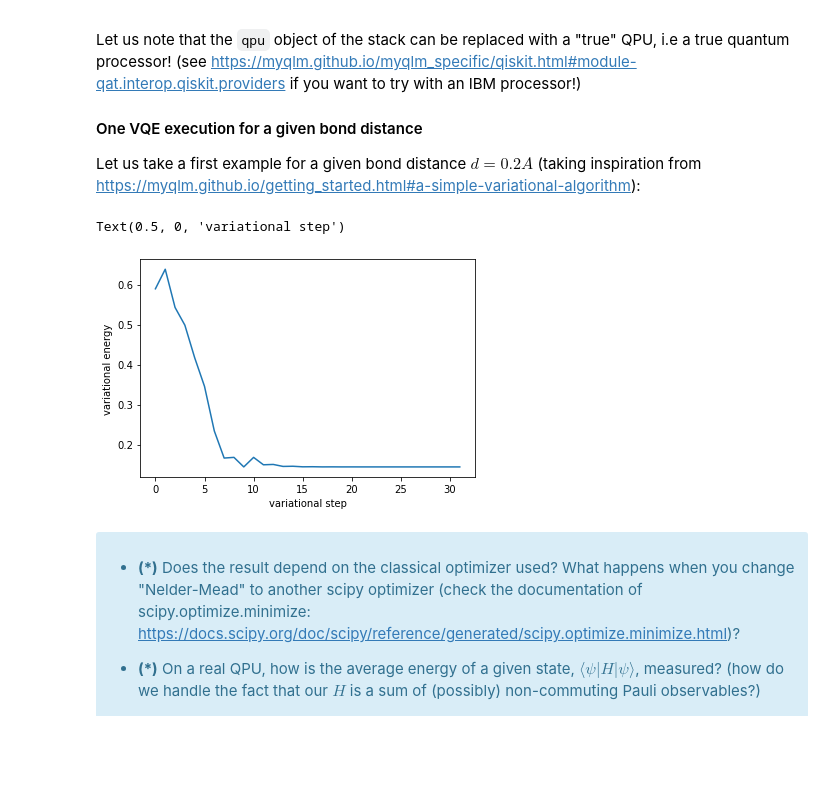
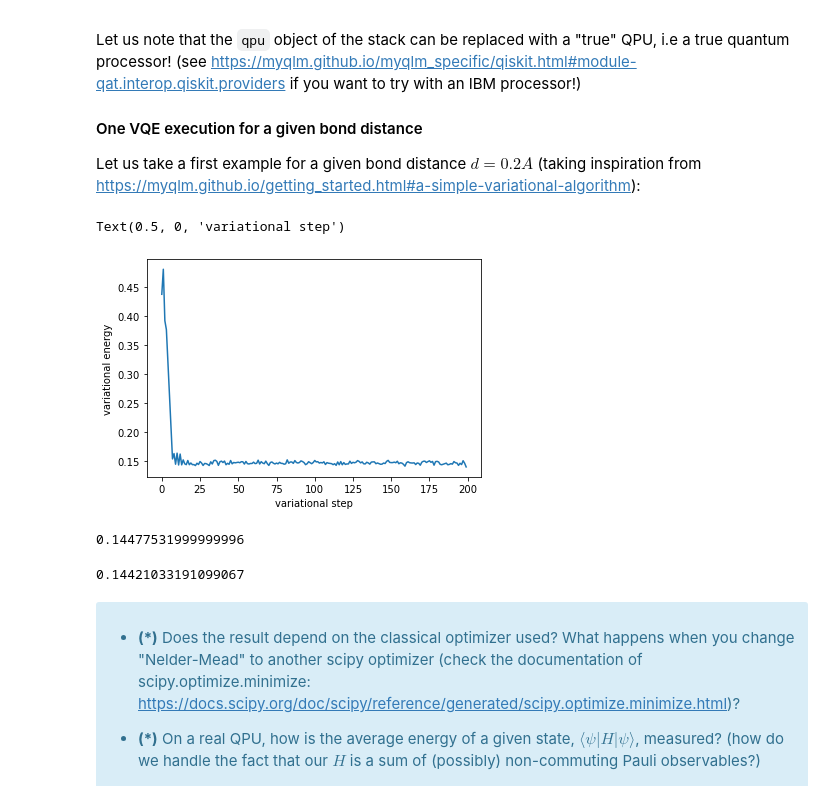
Before and after one commit to Adrien-Kahn/PHY580, a Jupyter notebook: dihydrogen-project.ipynb, the cells around one changed output. Saved outputs shown, nothing was run; the diff lists cells and outputs as text; code cells hidden in the pictures; blank space fills up the shorter version.

```diff
--- a/dihydrogen-project.ipynb
+++ b/dihydrogen-project.ipynb
@@ -259,22 +284,34 @@ Let us take a first example for a given bond distance $d=0.2 A$ (taking inspirat
 # %%
 from qat.qpus import PyLinalg
 from qat.plugins import ScipyMinimizePlugin
 qpu = PyLinalg()
 plugin = ScipyMinimizePlugin(method='Nelder-Mead')
 
 smart_qpu = plugin | qpu
 
+from qat.plugins import ObservableSplitter
+splitter = ObservableSplitter()
+
 # run the variational computation
-job = circ.to_job(observable = hamilt[0.2], nbshots = 100)
-result = smart_qpu.submit(job)
+job = circ.to_job(observable = hamilt[0.2], nbshots = 10000)
+result = (plugin|splitter|qpu).submit(job)
+
 
 # plot the variational energy as a function of the optimization step
 plt.plot(eval(result.meta_data["optimization_trace"]))
 plt.ylabel("variational energy")
 plt.xlabel("variational step")
 # %% [output]
 Text(0.5, 0, 'variational step')
-[figure, old version]
+[figure, new version]
+# %%
+eval(result.meta_data["optimization_trace"])[-10]
+# %% [output]
+0.14477531999999996
+# %%
+l_GS[0]
+# %% [output]
+0.14421033191099067
 # %% [markdown]
 
 
```
Also changed, not shown: parts of 14 cells of this notebook, 23 other files.
